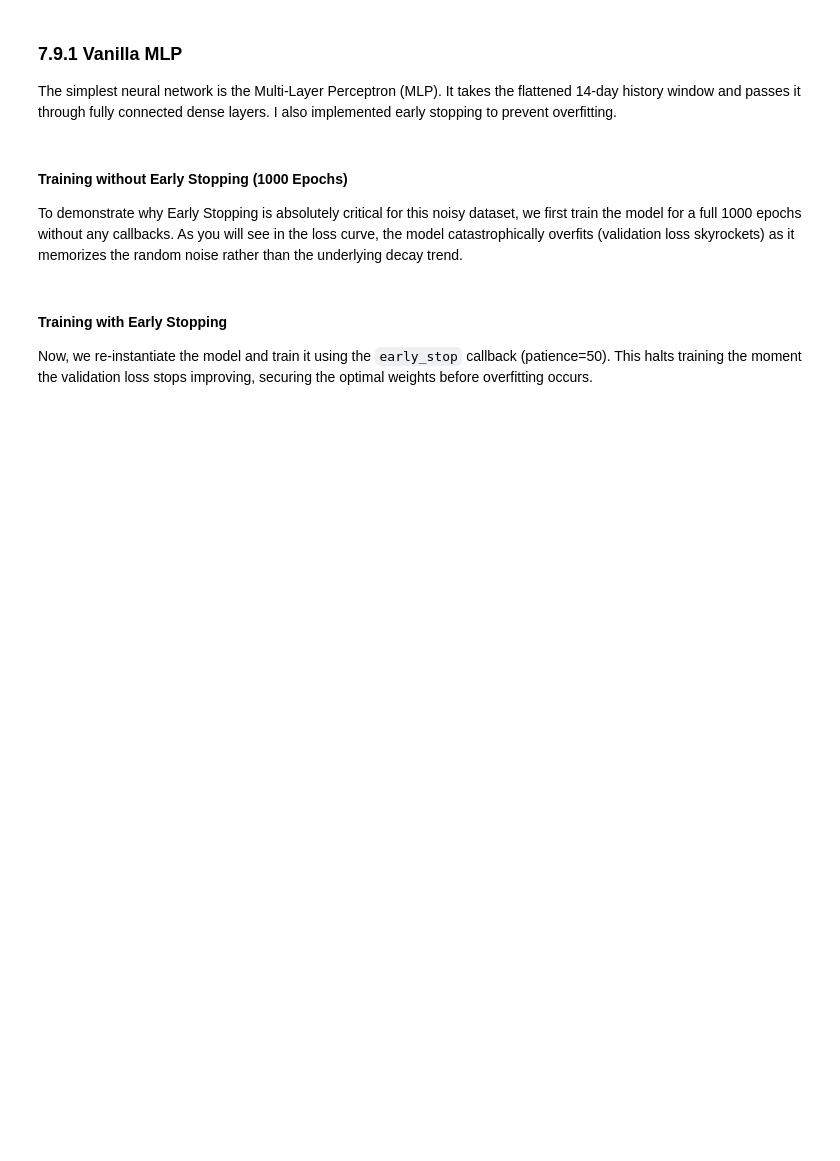
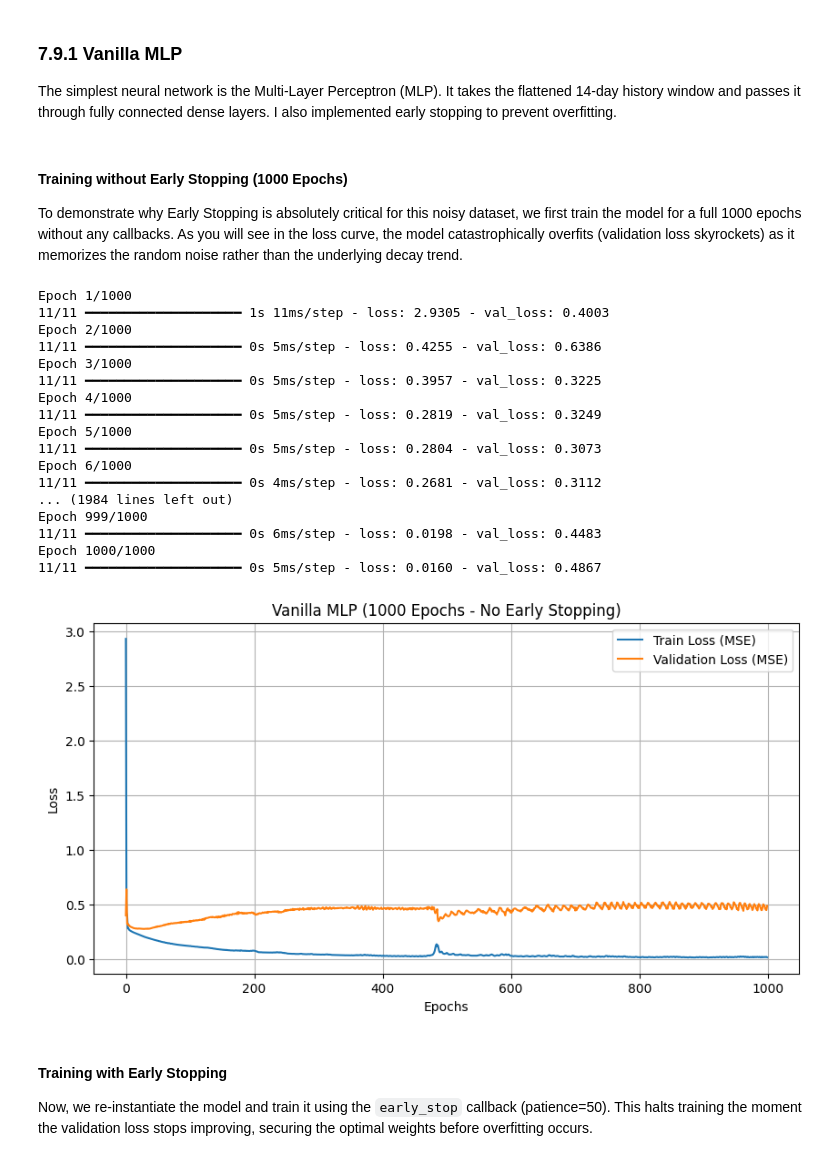
Before and after one commit to cronenberg64/aftershock-decay-forecasting, a Jupyter notebook: notebooks/capstone_main.ipynb, the cells around one changed output. Cells and saved outputs as stored; diff of their text form; code cells hidden in the pictures; blank space fills up the shorter version.

```diff
--- a/notebooks/capstone_main.ipynb
+++ b/notebooks/capstone_main.ipynb
@@ -1672,19 +1672,54 @@ The simplest neural network is the Multi-Layer Perceptron (MLP). It takes the fl
 #### Training without Early Stopping (1000 Epochs)
 To demonstrate why Early Stopping is absolutely critical for this noisy dataset, we first train the model for a full 1000 epochs without any callbacks. As you will see in the loss curve, the model catastrophically overfits (validation loss skyrockets) as it memorizes the random noise rather than the underlying decay trend.
 # %%
-# # 1. Re-instantiate a fresh model
-# model_mlp_no_es = build_mlp(WINDOW_SIZE)
-#
-# # 2. Train for 1000 epochs with NO callbacks
-# history_mlp_no_es = model_mlp_no_es.fit(
-#     X_seq_train, y_train,
-#     epochs=1000,
-#     validation_data=(X_seq_val, y_val),
-#     verbose=1
-# )
-#
-# # 3. Plot the massive overfitting curve
-# plot_loss(history_mlp_no_es, 'Vanilla MLP (1000 Epochs - No Early Stopping)')
+import matplotlib.pyplot as plt
+
+# define the global 'window' variable that the new build_mlp function expects
+window = X_train.shape[1]
+
+# define a simple configuration dictionary for the network architecture
+config = {'layers': [64, 32]}
+
+# pass the dictionary
+model_mlp_no_es = build_mlp(config)
+
+# train for 1000 epochs with NO callbacks
+history_mlp_no_es = model_mlp_no_es.fit(
+    X_train, y_train,
+    epochs=1000,
+    validation_data=(X_val, y_val),
+    verbose=1
+)
+
+# plot the massive overfitting curve
+plt.figure(figsize=(10, 5))
+plt.plot(history_mlp_no_es.history['loss'], label='Train Loss (MSE)')
+plt.plot(history_mlp_no_es.history['val_loss'], label='Validation Loss (MSE)')
+plt.title('Vanilla MLP (1000 Epochs - No Early Stopping)')
+plt.xlabel('Epochs')
+plt.ylabel('Loss')
+plt.legend()
+plt.grid(True)
+plt.show()
+# %% [output]
+Epoch 1/1000
+11/11 ━━━━━━━━━━━━━━━━━━━━ 1s 11ms/step - loss: 2.9305 - val_loss: 0.4003
+Epoch 2/1000
+11/11 ━━━━━━━━━━━━━━━━━━━━ 0s 5ms/step - loss: 0.4255 - val_loss: 0.6386
+Epoch 3/1000
+11/11 ━━━━━━━━━━━━━━━━━━━━ 0s 5ms/step - loss: 0.3957 - val_loss: 0.3225
+Epoch 4/1000
+11/11 ━━━━━━━━━━━━━━━━━━━━ 0s 5ms/step - loss: 0.2819 - val_loss: 0.3249
+Epoch 5/1000
+11/11 ━━━━━━━━━━━━━━━━━━━━ 0s 5ms/step - loss: 0.2804 - val_loss: 0.3073
+Epoch 6/1000
+11/11 ━━━━━━━━━━━━━━━━━━━━ 0s 4ms/step - loss: 0.2681 - val_loss: 0.3112
+... (1984 lines left out)
+Epoch 999/1000
+11/11 ━━━━━━━━━━━━━━━━━━━━ 0s 6ms/step - loss: 0.0198 - val_loss: 0.4483
+Epoch 1000/1000
+11/11 ━━━━━━━━━━━━━━━━━━━━ 0s 5ms/step - loss: 0.0160 - val_loss: 0.4867
+[figure, added]
 # %% [markdown]
 #### Training with Early Stopping
 Now, we re-instantiate the model and train it using the `early_stop` callback (patience=50). This halts training the moment the validation loss stops improving, securing the optimal weights before overfitting occurs.
```
Also changed, not shown: parts of 8 cells of this notebook.
